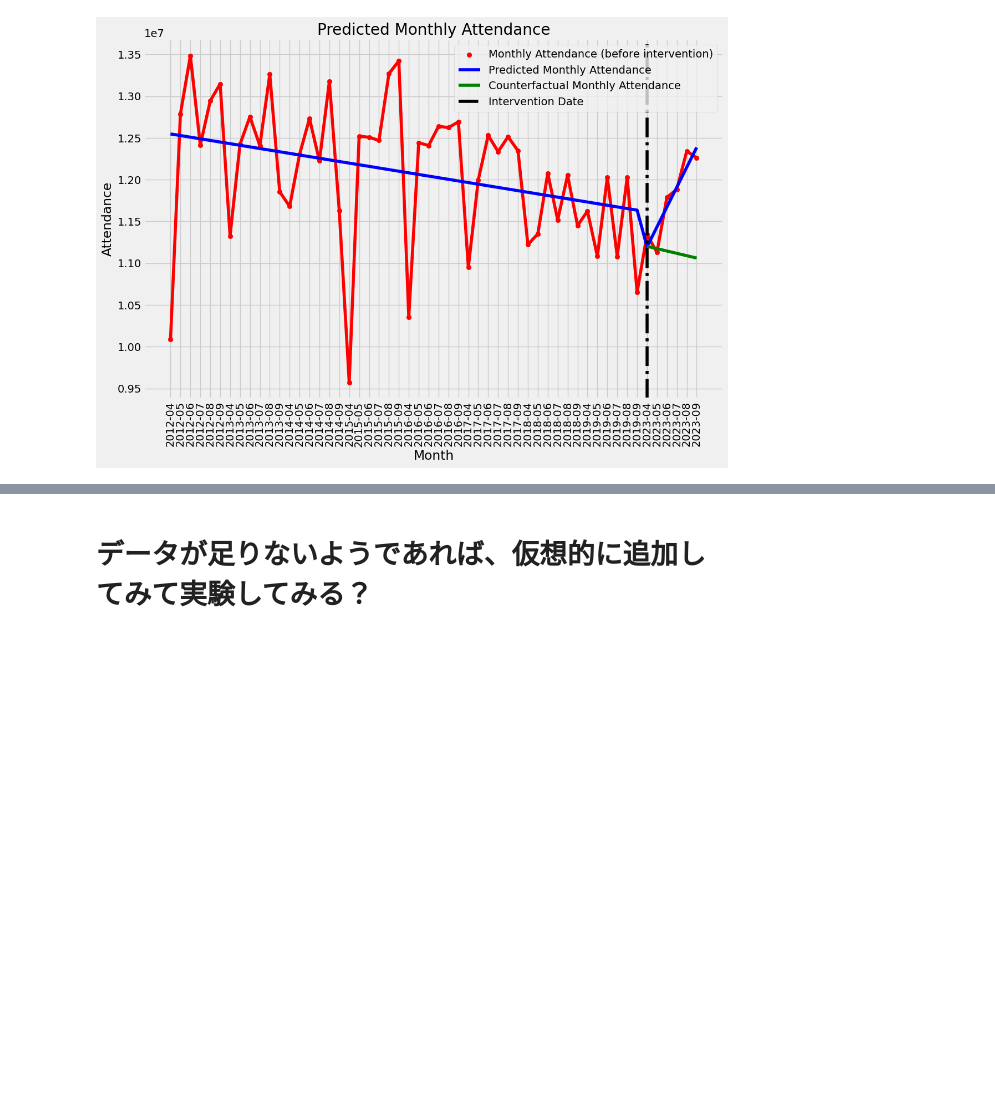
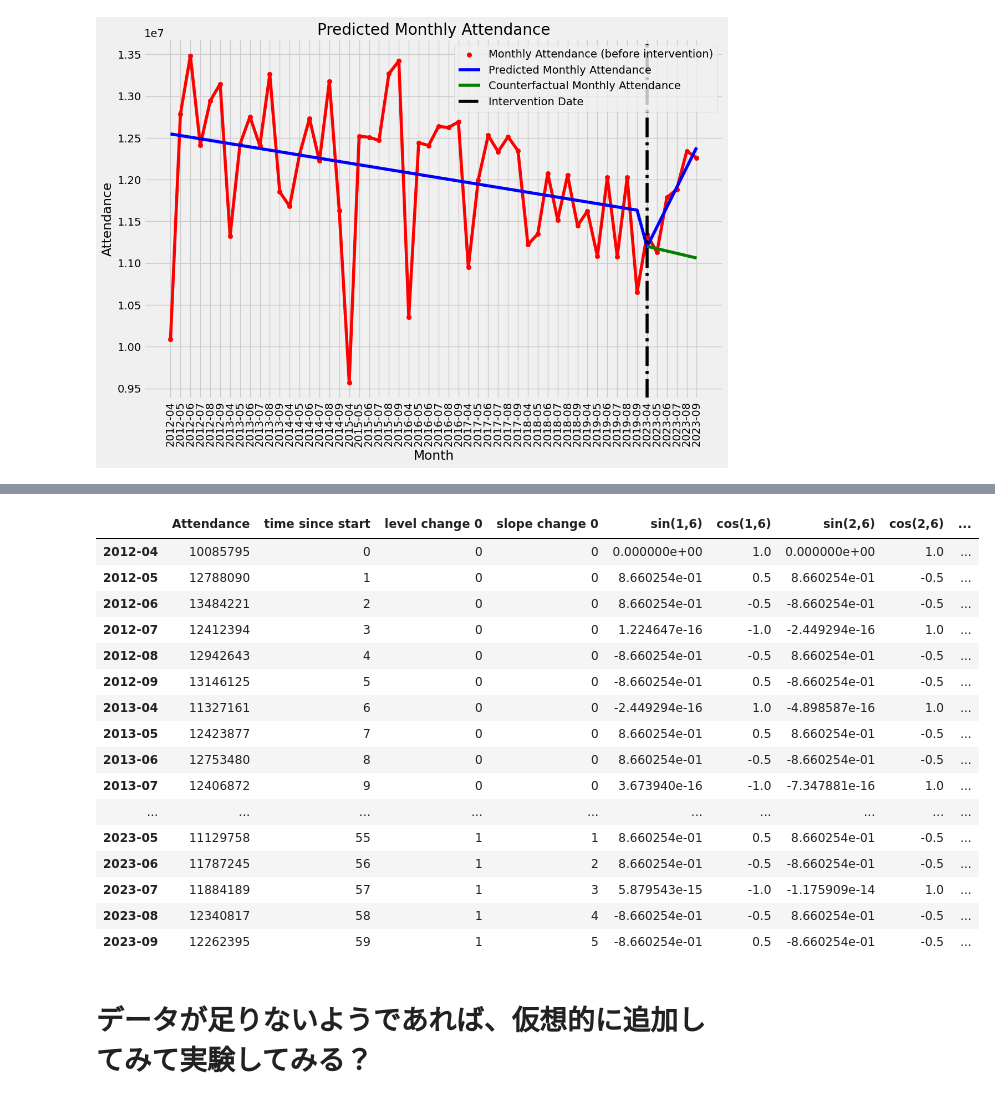
Before and after one commit to mohki7/graduation_thesis, a Jupyter notebook: headquarter.ipynb, the cells around one changed output, grey strips where cells are left out. Saved outputs shown, nothing was run; the diff lists cells and outputs as text; code cells hidden in the pictures; blank space fills up the shorter version.

```diff
--- a/headquarter.ipynb
+++ b/headquarter.ipynb
@@ -1435,3 +1861,23 @@ its_OLS_2022_removed.plot_predict(is_counterfactual=True)
+# %%
+test_mits.df_period
+# %% [output]
+|  | Attendance | time since start | level change 0 | slope change 0 | sin(1,6) | cos(1,6) | sin(2,6) | cos(2,6) | ... |
+| 2012-04 | 10085795 | 0 | 0 | 0 | 0.000000e+00 | 1.0 | 0.000000e+00 | 1.0 | ... |
+| 2012-05 | 12788090 | 1 | 0 | 0 | 8.660254e-01 | 0.5 | 8.660254e-01 | -0.5 | ... |
+| 2012-06 | 13484221 | 2 | 0 | 0 | 8.660254e-01 | -0.5 | -8.660254e-01 | -0.5 | ... |
+| 2012-07 | 12412394 | 3 | 0 | 0 | 1.224647e-16 | -1.0 | -2.449294e-16 | 1.0 | ... |
+| 2012-08 | 12942643 | 4 | 0 | 0 | -8.660254e-01 | -0.5 | 8.660254e-01 | -0.5 | ... |
+| 2012-09 | 13146125 | 5 | 0 | 0 | -8.660254e-01 | 0.5 | -8.660254e-01 | -0.5 | ... |
+| 2013-04 | 11327161 | 6 | 0 | 0 | -2.449294e-16 | 1.0 | -4.898587e-16 | 1.0 | ... |
+| 2013-05 | 12423877 | 7 | 0 | 0 | 8.660254e-01 | 0.5 | 8.660254e-01 | -0.5 | ... |
+| 2013-06 | 12753480 | 8 | 0 | 0 | 8.660254e-01 | -0.5 | -8.660254e-01 | -0.5 | ... |
+| 2013-07 | 12406872 | 9 | 0 | 0 | 3.673940e-16 | -1.0 | -7.347881e-16 | 1.0 | ... |
+| ... | ... | ... | ... | ... | ... | ... | ... | ... | ... |
+| 2023-05 | 11129758 | 55 | 1 | 1 | 8.660254e-01 | 0.5 | 8.660254e-01 | -0.5 | ... |
+| 2023-06 | 11787245 | 56 | 1 | 2 | 8.660254e-01 | -0.5 | -8.660254e-01 | -0.5 | ... |
+| 2023-07 | 11884189 | 57 | 1 | 3 | 5.879543e-15 | -1.0 | -1.175909e-14 | 1.0 | ... |
+| 2023-08 | 12340817 | 58 | 1 | 4 | -8.660254e-01 | -0.5 | 8.660254e-01 | -0.5 | ... |
+| 2023-09 | 12262395 | 59 | 1 | 5 | -8.660254e-01 | 0.5 | -8.660254e-01 | -0.5 | ... |
 # %% [markdown]
 # データが足りないようであれば、仮想的に追加してみて実験してみる？
 # %%
```
Also changed, not shown: parts of 10 cells of this notebook.
